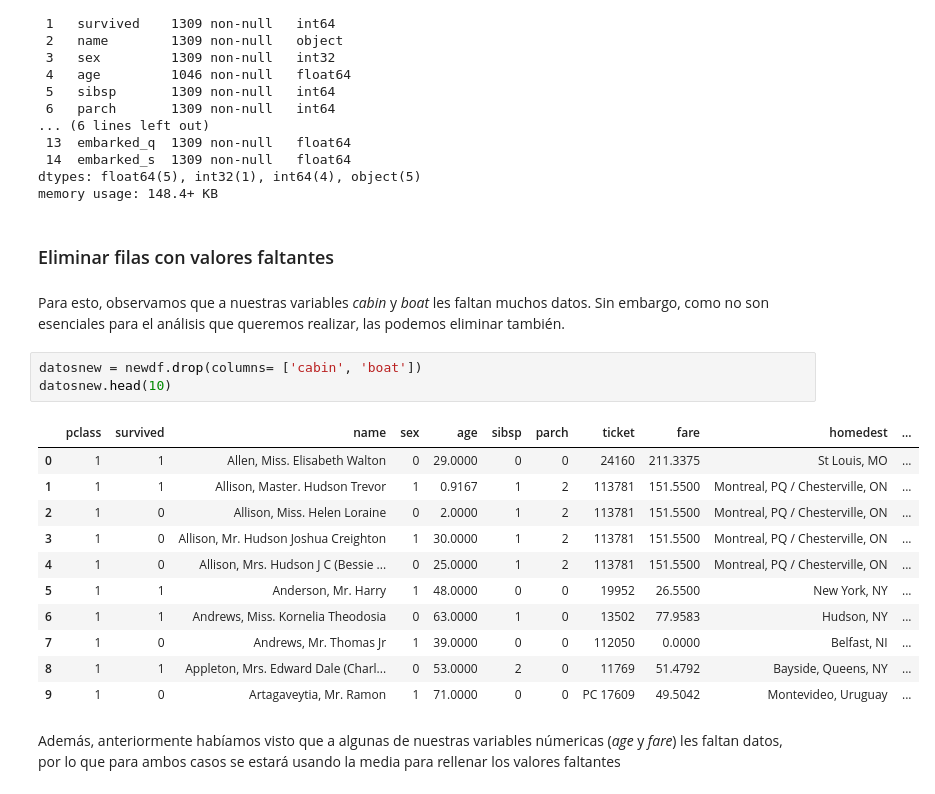
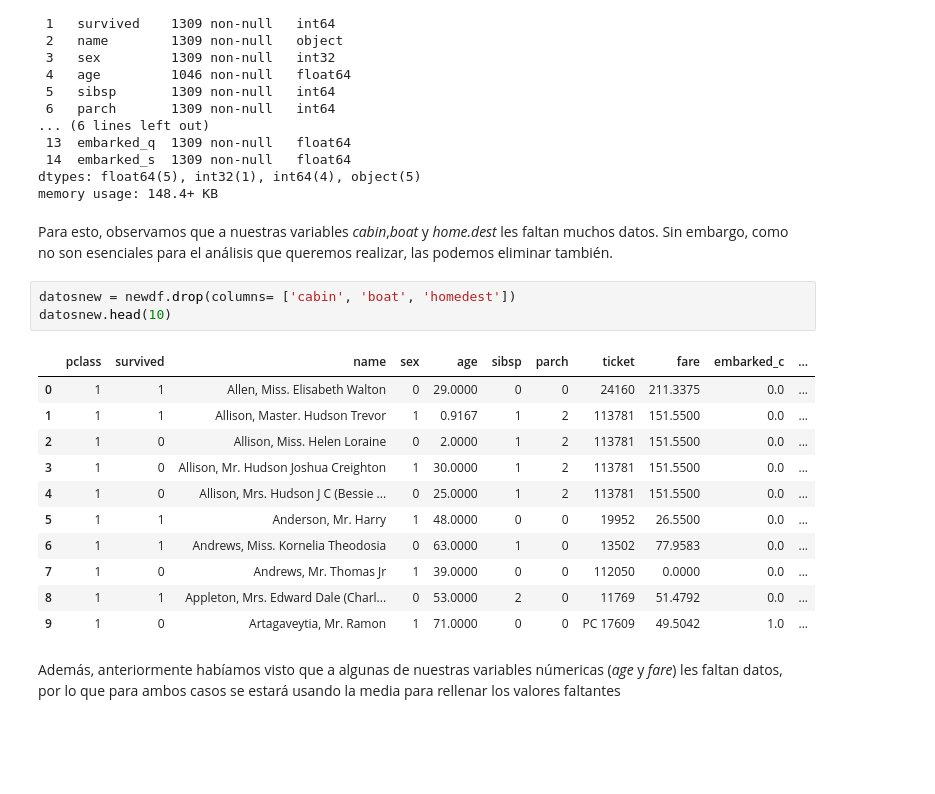
Before and after one commit to alee2602/HTD1-DM, a Jupyter notebook: 03-Vida_facil.ipynb, the cells around one changed output. Drawn from its saved outputs; the diff is of its cells as text; blank space fills up the shorter version.

```diff
--- a/03-Vida_facil.ipynb
+++ b/03-Vida_facil.ipynb
@@ -216,25 +216,23 @@ Data columns (total 15 columns):
  14  embarked_s  1309 non-null   float64
 dtypes: float64(5), int32(1), int64(4), object(5)
 memory usage: 148.4+ KB
-# %% [markdown]
-### Eliminar filas con valores faltantes
 # %% [markdown]
-Para esto, observamos que a nuestras variables *cabin* y *boat* les faltan muchos datos. Sin embargo, como no son esenciales para el análisis que queremos realizar, las podemos eliminar también.
+Para esto, observamos que a nuestras variables *cabin*,*boat* y *home.dest* les faltan muchos datos. Sin embargo, como no son esenciales para el análisis que queremos realizar, las podemos eliminar también.
 # %%
-datosnew = newdf.drop(columns= ['cabin', 'boat'])
+datosnew = newdf.drop(columns= ['cabin', 'boat', 'homedest'])
 datosnew.head(10)
 # %% [output]
-|  | pclass | survived | name | sex | age | sibsp | parch | ticket | fare | homedest | ... |
-| 0 | 1 | 1 | Allen, Miss. Elisabeth Walton | 0 | 29.0000 | 0 | 0 | 24160 | 211.3375 | St Louis, MO | ... |
-| 1 | 1 | 1 | Allison, Master. Hudson Trevor | 1 | 0.9167 | 1 | 2 | 113781 | 151.5500 | Montreal, PQ / Chesterville, ON | ... |
-| 2 | 1 | 0 | Allison, Miss. Helen Loraine | 0 | 2.0000 | 1 | 2 | 113781 | 151.5500 | Montreal, PQ / Chesterville, ON | ... |
-| 3 | 1 | 0 | Allison, Mr. Hudson Joshua Creighton | 1 | 30.0000 | 1 | 2 | 113781 | 151.5500 | Montreal, PQ / Chesterville, ON | ... |
-| 4 | 1 | 0 | Allison, Mrs. Hudson J C (Bessie ... | 0 | 25.0000 | 1 | 2 | 113781 | 151.5500 | Montreal, PQ / Chesterville, ON | ... |
-| 5 | 1 | 1 | Anderson, Mr. Harry | 1 | 48.0000 | 0 | 0 | 19952 | 26.5500 | New York, NY | ... |
-| 6 | 1 | 1 | Andrews, Miss. Kornelia Theodosia | 0 | 63.0000 | 1 | 0 | 13502 | 77.9583 | Hudson, NY | ... |
-| 7 | 1 | 0 | Andrews, Mr. Thomas Jr | 1 | 39.0000 | 0 | 0 | 112050 | 0.0000 | Belfast, NI | ... |
-| 8 | 1 | 1 | Appleton, Mrs. Edward Dale (Charl... | 0 | 53.0000 | 2 | 0 | 11769 | 51.4792 | Bayside, Queens, NY | ... |
-| 9 | 1 | 0 | Artagaveytia, Mr. Ramon | 1 | 71.0000 | 0 | 0 | PC 17609 | 49.5042 | Montevideo, Uruguay | ... |
+|  | pclass | survived | name | sex | age | sibsp | parch | ticket | fare | embarked_c | ... |
+| 0 | 1 | 1 | Allen, Miss. Elisabeth Walton | 0 | 29.0000 | 0 | 0 | 24160 | 211.3375 | 0.0 | ... |
+| 1 | 1 | 1 | Allison, Master. Hudson Trevor | 1 | 0.9167 | 1 | 2 | 113781 | 151.5500 | 0.0 | ... |
+| 2 | 1 | 0 | Allison, Miss. Helen Loraine | 0 | 2.0000 | 1 | 2 | 113781 | 151.5500 | 0.0 | ... |
+| 3 | 1 | 0 | Allison, Mr. Hudson Joshua Creighton | 1 | 30.0000 | 1 | 2 | 113781 | 151.5500 | 0.0 | ... |
+| 4 | 1 | 0 | Allison, Mrs. Hudson J C (Bessie ... | 0 | 25.0000 | 1 | 2 | 113781 | 151.5500 | 0.0 | ... |
+| 5 | 1 | 1 | Anderson, Mr. Harry | 1 | 48.0000 | 0 | 0 | 19952 | 26.5500 | 0.0 | ... |
+| 6 | 1 | 1 | Andrews, Miss. Kornelia Theodosia | 0 | 63.0000 | 1 | 0 | 13502 | 77.9583 | 0.0 | ... |
+| 7 | 1 | 0 | Andrews, Mr. Thomas Jr | 1 | 39.0000 | 0 | 0 | 112050 | 0.0000 | 0.0 | ... |
+| 8 | 1 | 1 | Appleton, Mrs. Edward Dale (Charl... | 0 | 53.0000 | 2 | 0 | 11769 | 51.4792 | 0.0 | ... |
+| 9 | 1 | 0 | Artagaveytia, Mr. Ramon | 1 | 71.0000 | 0 | 0 | PC 17609 | 49.5042 | 1.0 | ... |
 # %% [markdown]
 Además, anteriormente habíamos visto que a algunas de nuestras variables númericas (*age* y *fare*) les faltan datos, por lo que para ambos casos se estará usando la media para rellenar los valores faltantes
 # %%
```
Also changed, not shown: parts of 11 cells of this notebook.
